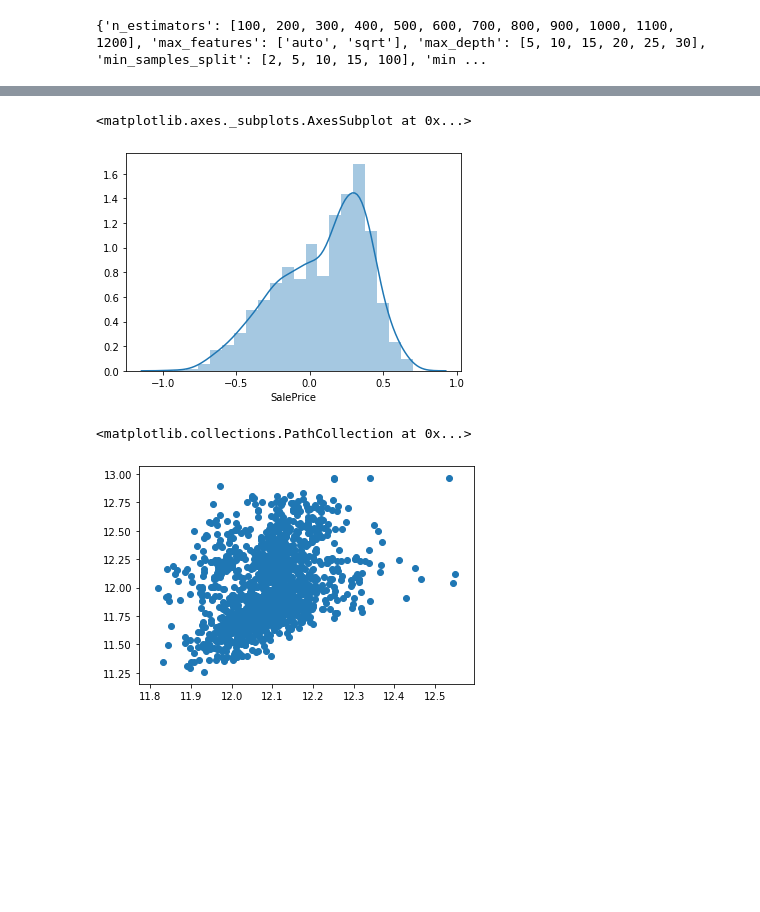
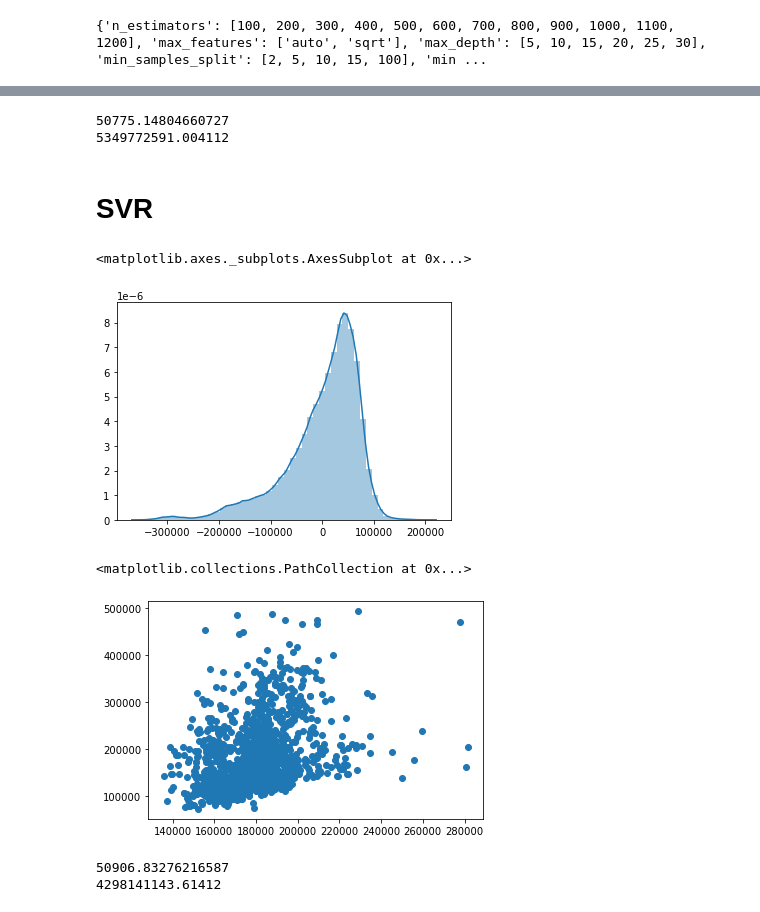
Before and after one commit to manthanpatel98/House-Price-Prediction, a Jupyter notebook: House-Price-Prediction.ipynb, the cells around one changed output, grey strips where cells are left out. Cells and saved outputs as stored; diff of their text form; code cells hidden in the pictures; blank space fills up the shorter version.

```diff
--- a/House-Price-Prediction.ipynb
+++ b/House-Price-Prediction.ipynb
@@ -424,0 +515,11 @@ import seaborn as sns
+# %%
+predictions = pd.DataFrame(predictions)
+# %%
+import math
+predictions_tr = np.array(predictions)
+for i in range(len(predictions_tr)):
+    predictions_tr[i] = round(math.exp(predictions_tr[i]))
+
+y_test_tr = np.array(y_test)
+for i in range(len((y_test_tr))):
+    y_test_tr[i] = round(math.exp(y_test_tr[i]))
@@ -425,10 +537,43 @@ import seaborn as sns
+# %%
+from sklearn.metrics import mean_absolute_error
+print(mean_absolute_error(y_test_tr, predictions_tr))
+from sklearn.metrics import mean_squared_error
+print(mean_squared_error(y_test_tr, predictions_tr))
+# %% [output]
+50775.14804660727
+5349772591.004112
+# %% [markdown]
+# SVR
+# %%
+from sklearn.svm import SVR
+reg = SVR()
+reg.fit(X_train,y_train)
+predictions = reg.predict(X_test)
+predictions = pd.DataFrame(predictions)
+# %%
+import math
+predictions_tr = np.array(predictions)
+for i in range(len(predictions_tr)):
+    predictions_tr[i] = round(math.exp(predictions_tr[i]))
+
+y_test_tr = np.array(y_test)
+for i in range(len((y_test_tr))):
+    y_test_tr[i] = round(math.exp(y_test_tr[i]))
 # %%
-sns.distplot(y_test - predictions)
+sns.distplot(y_test_tr - predictions_tr)
 # %% [output]
 <matplotlib.axes._subplots.AxesSubplot at 0x...>
-[figure, old version]
+[figure, new version]
 # %%
-plt.scatter(y_test,predictions)
+plt.scatter(y_test_tr,predictions_tr)
 # %% [output]
 <matplotlib.collections.PathCollection at 0x...>
-[figure, old version]
+[figure, new version]
+# %%
+from sklearn.metrics import mean_absolute_error
+print(mean_absolute_error(y_test_tr, predictions_tr))
+from sklearn.metrics import mean_squared_error
+print(mean_squared_error(y_test_tr, predictions_tr))
+# %% [output]
+50906.83276216587
+4298141143.61412
```
Also changed, not shown: parts of 35 cells of this notebook.
